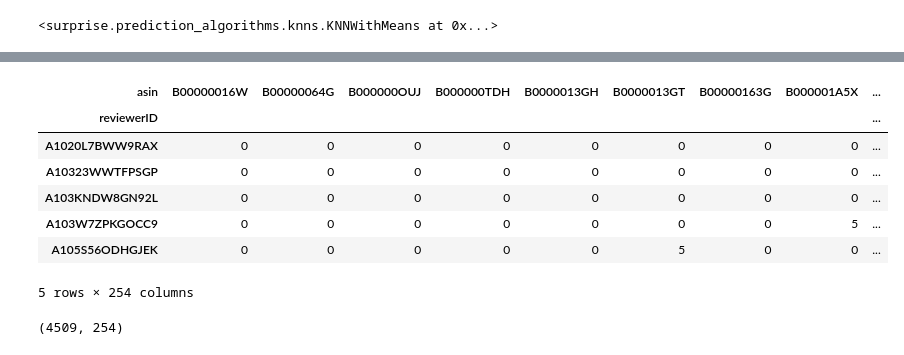
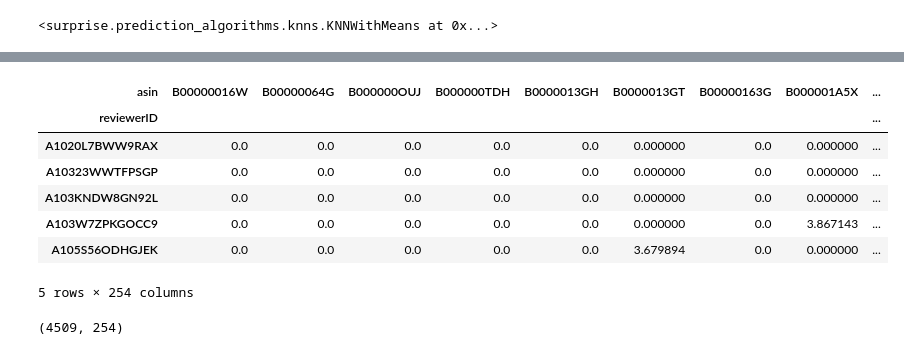
Before and after one commit to yklInverted/AI6122-Text-Project, a Jupyter notebook: Recommender System (Collaborative Filtering System).ipynb, the cells around one changed output, grey strips where cells are left out. Saved outputs shown, nothing was run; the diff lists cells and outputs as text; code cells hidden in the pictures.

```diff
--- a/Recommender System (Collaborative Filtering System).ipynb
+++ b/Recommender System (Collaborative Filtering System).ipynb
@@ -47,0 +63,3 @@ print(table.head())
+# %%
+table = get_sentiment(table)
+display(table.head())
@@ -47,0 +97,6 @@ print(table.head())
+# %%
+#deal with the bias and noise of the overall column
+def unbias(overall, polarity):
+    return ((overall+5*polarity)+4)*4/14+1
+table['unbias_overall'] = table.apply(lambda row: unbias(row['overall'], row['polarity']), axis=1)
+display(table.head())
@@ -103,6 +168,9 @@ table.drop(['reviewText'], axis=1,inplace=True)
 table.drop(['summary'], axis=1,inplace=True)
 table.drop(['unixReviewTime'], axis=1,inplace=True)
 table.drop(['reviewTime'], axis=1,inplace=True)
+table.drop(['polarity'], axis=1,inplace=True)
+table.drop(['overall'], axis=1,inplace=True)
+table.drop(['subjectivity'], axis=1,inplace=True)
 # %%
 #Analysis of rating given by the user
 
@@ -161,5 +229,5 @@ print('\n No of rated product more than 50 per user : {}\n'.format(sum(no_of_rat
 ##Popularity Based Recommendation
 
 #Getting the new dataframe which contains users who has given 50 or more ratings
-new_df=table.groupby("asin").filter(lambda x:x['overall'].count() >=50)
+new_df=table.groupby("asin").filter(lambda x:x['unbias_overall'].count() >=50)
 # %%
@@ -352,16 +420,16 @@ RMSE: 1.0726
 # %%
 #Model-based collaborative filtering system
 
-ratings_matrix = new_df.pivot_table(values='overall', index='reviewerID', columns='asin', fill_value=0)
+ratings_matrix = new_df.pivot_table(values='unbias_overall', index='reviewerID', columns='asin', fill_value=0)
 ratings_matrix.head()
 # %% [output]
 | asin | B00000016W | B00000064G | B000000OUJ | B000000TDH | B0000013GH | B0000013GT | B00000163G | B000001A5X | ... |
 | reviewerID |  |  |  |  |  |  |  |  | ... |
-| A1020L7BWW9RAX | 0 | 0 | 0 | 0 | 0 | 0 | 0 | 0 | ... |
-| A10323WWTFPSGP | 0 | 0 | 0 | 0 | 0 | 0 | 0 | 0 | ... |
-| A103KNDW8GN92L | 0 | 0 | 0 | 0 | 0 | 0 | 0 | 0 | ... |
-| A103W7ZPKGOCC9 | 0 | 0 | 0 | 0 | 0 | 0 | 0 | 5 | ... |
-| A105S56ODHGJEK | 0 | 0 | 0 | 0 | 0 | 5 | 0 | 0 | ... |
+| A1020L7BWW9RAX | 0.0 | 0.0 | 0.0 | 0.0 | 0.0 | 0.000000 | 0.0 | 0.000000 | ... |
+| A10323WWTFPSGP | 0.0 | 0.0 | 0.0 | 0.0 | 0.0 | 0.000000 | 0.0 | 0.000000 | ... |
+| A103KNDW8GN92L | 0.0 | 0.0 | 0.0 | 0.0 | 0.0 | 0.000000 | 0.0 | 0.000000 | ... |
+| A103W7ZPKGOCC9 | 0.0 | 0.0 | 0.0 | 0.0 | 0.0 | 0.000000 | 0.0 | 3.867143 | ... |
+| A105S56ODHGJEK | 0.0 | 0.0 | 0.0 | 0.0 | 0.0 | 3.679894 | 0.0 | 0.000000 | ... |
 5 rows × 254 columns
 # %%
 ratings_matrix.shape
```
Also changed, not shown: parts of 27 cells of this notebook, 1 other file.
